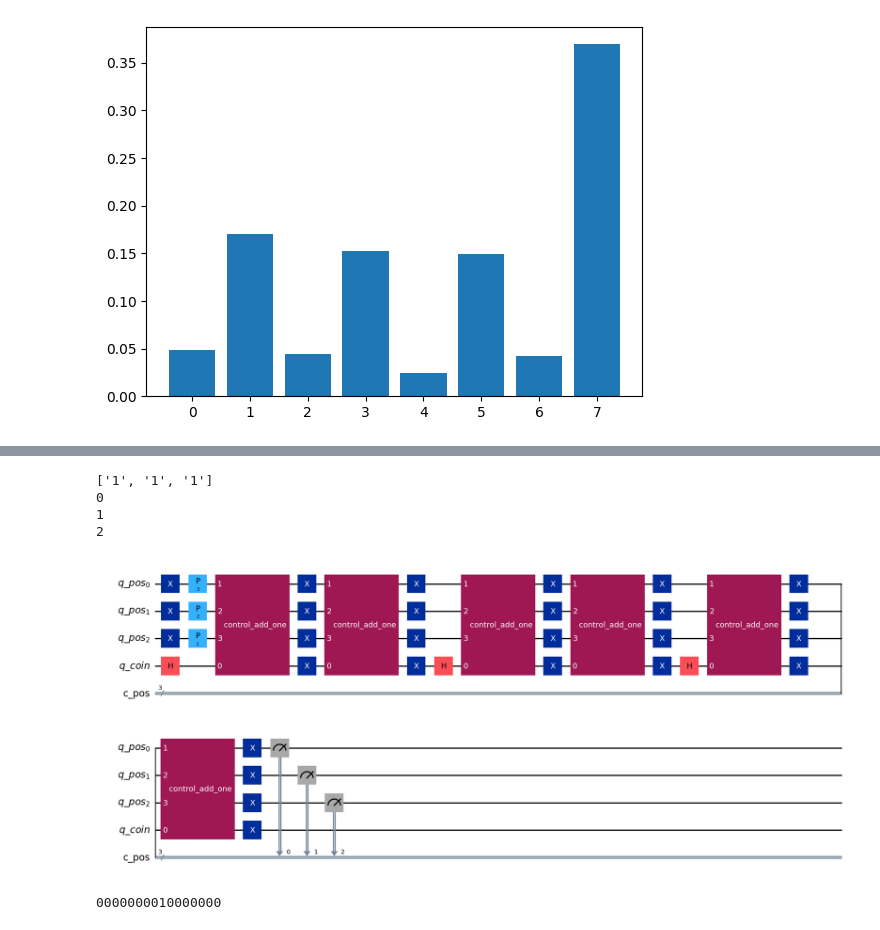
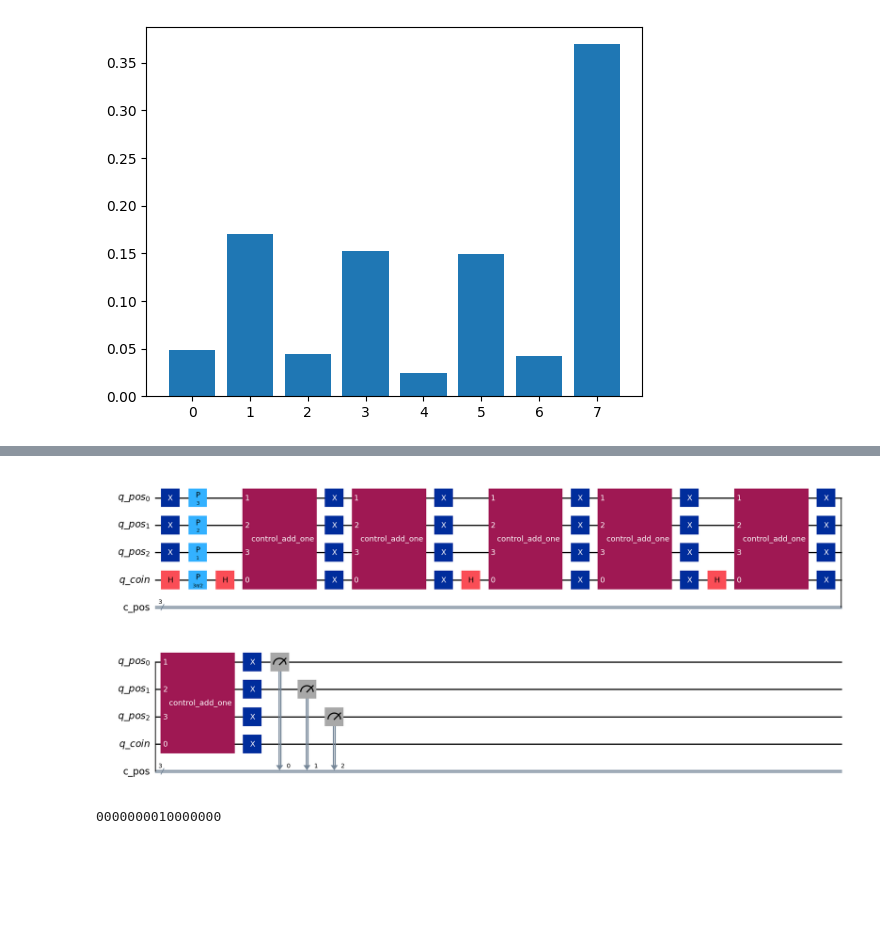
Before and after one commit to filipkojro/qw-defects, a Jupyter notebook: tests.ipynb, the cells around one changed output, grey strips where cells are left out. Drawn from its saved outputs; the diff is of its cells as text; code cells hidden in the pictures; blank space fills up the shorter version.

```diff
--- a/tests.ipynb
+++ b/tests.ipynb
@@ -475,15 +475,11 @@ ax[1].bar(np.arange(2**power_steps), propagationTorino[-1])
 # %%
 from walk import walk_circuit_simpler
 
-wcs = walk_circuit_simpler(3, 3, start_bits="111", start_phases=[1, 2, 3])
+wcs = walk_circuit_simpler(3, 3, start_bits="111", start_phases=[1, 2, 3], coin_phase=np.pi * 1.5)
 qcs = wcs.build()
 display(qcs.draw('mpl'))
 # %% [output]
-['1', '1', '1']
-0
-1
-2
-[figure, old version]
+[figure, new version]
 # %%
 nodes_power = 4
 
```
Also changed, not shown: parts of 6 cells of this notebook, 3 other files.
